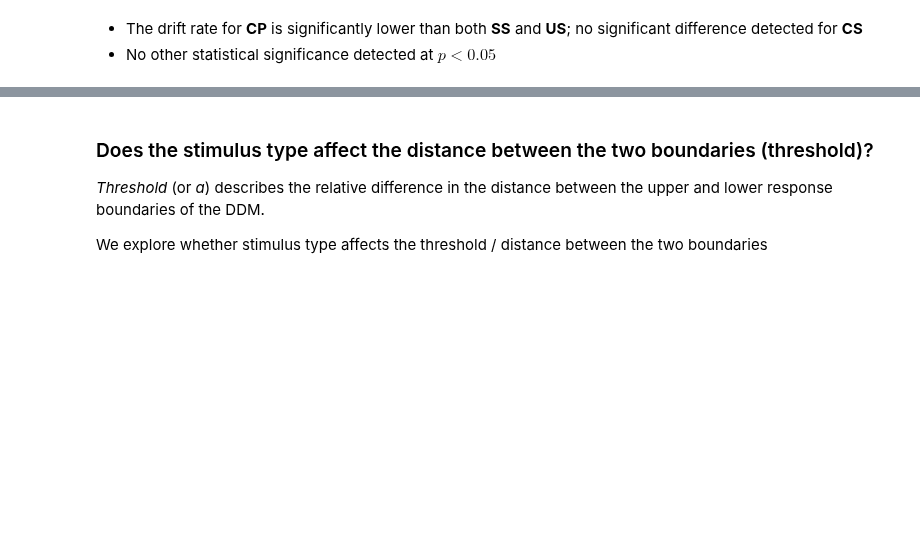
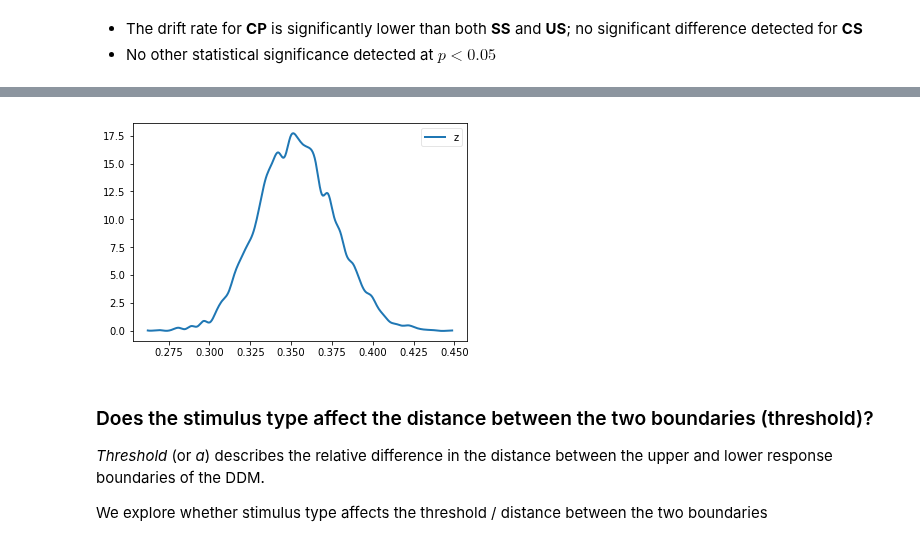
Before and after one commit to CPernet/LanguageDecision, a Jupyter notebook: language_decision/analysis_patients.ipynb, the cells around one changed output, grey strips where cells are left out. Cells and saved outputs as stored; diff of their text form; code cells hidden in the pictures; blank space fills up the shorter version.

```diff
--- a/language_decision/analysis_patients.ipynb
+++ b/language_decision/analysis_patients.ipynb
@@ -172,3 +172,12 @@ hddm.analyze.plot_posterior_nodes(time_nondec)
+# %%
+"""
+Distribution of bias z
+"""
+z = patients_model.nodes_db.node[['z']]
+
+hddm.analyze.plot_posterior_nodes(z)
+# %% [output]
+[figure, added]
 # %% [markdown]
 ### Does the stimulus type affect the distance  between the two boundaries (threshold)?
 
```
Also changed, not shown: parts of 11 cells of this notebook.
